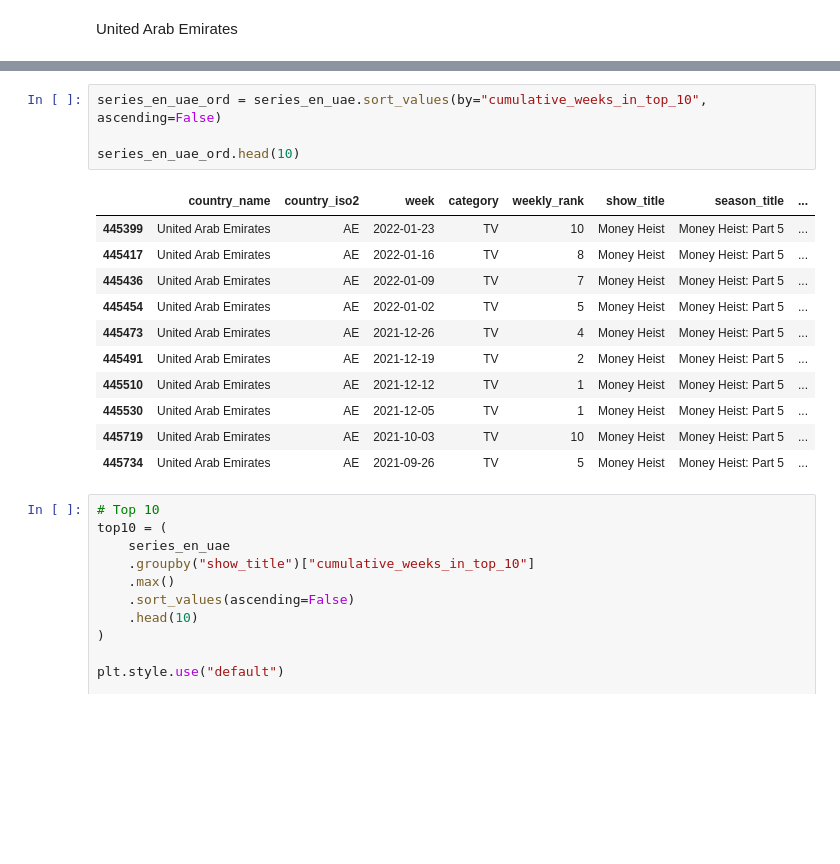
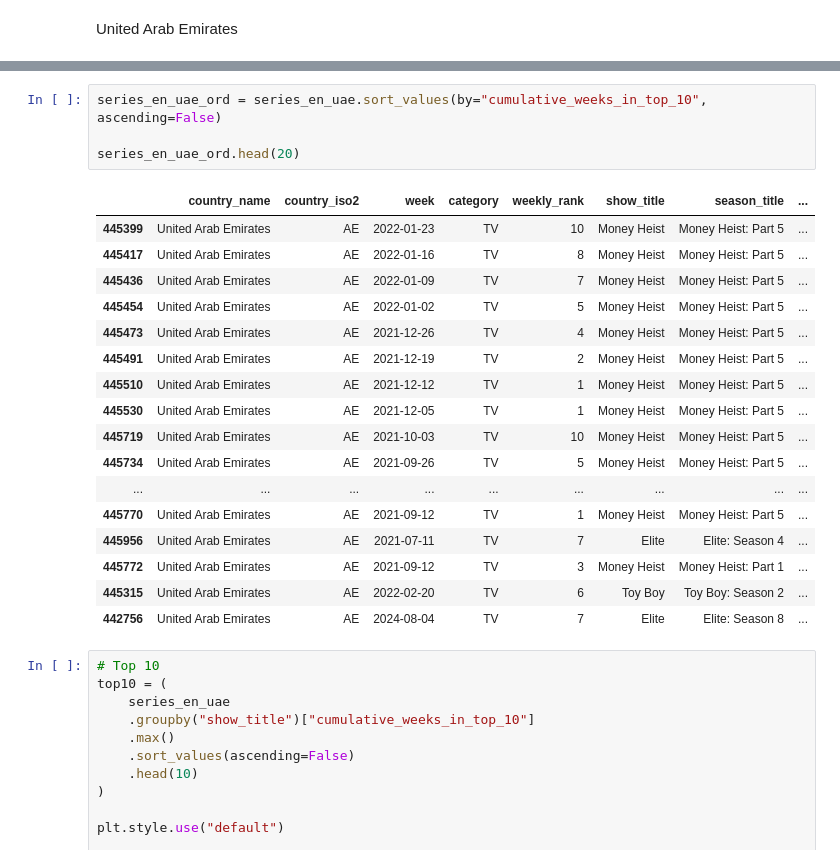
Before and after one commit to alejandro21rg/Eda_la_casa_de_papel, a Jupyter notebook: memoria.ipynb, the cells around one changed output, grey strips where cells are left out. Cells and saved outputs as stored; diff of their text form; blank space fills up the shorter version.

```diff
--- a/memoria.ipynb
+++ b/memoria.ipynb
@@ -749,19 +720,25 @@ series_en_uae
 # %%
 series_en_uae_ord = series_en_uae.sort_values(by="cumulative_weeks_in_top_10", ascending=False)
 
-series_en_uae_ord.head(10)
+series_en_uae_ord.head(20)
 # %% [output]
 |  | country_name | country_iso2 | week | category | weekly_rank | show_title | season_title | ... |
 | 445399 | United Arab Emirates | AE | 2022-01-23 | TV | 10 | Money Heist | Money Heist: Part 5 | ... |
 | 445417 | United Arab Emirates | AE | 2022-01-16 | TV | 8 | Money Heist | Money Heist: Part 5 | ... |
 | 445436 | United Arab Emirates | AE | 2022-01-09 | TV | 7 | Money Heist | Money Heist: Part 5 | ... |
 | 445454 | United Arab Emirates | AE | 2022-01-02 | TV | 5 | Money Heist | Money Heist: Part 5 | ... |
 | 445473 | United Arab Emirates | AE | 2021-12-26 | TV | 4 | Money Heist | Money Heist: Part 5 | ... |
 | 445491 | United Arab Emirates | AE | 2021-12-19 | TV | 2 | Money Heist | Money Heist: Part 5 | ... |
 | 445510 | United Arab Emirates | AE | 2021-12-12 | TV | 1 | Money Heist | Money Heist: Part 5 | ... |
 | 445530 | United Arab Emirates | AE | 2021-12-05 | TV | 1 | Money Heist | Money Heist: Part 5 | ... |
 | 445719 | United Arab Emirates | AE | 2021-10-03 | TV | 10 | Money Heist | Money Heist: Part 5 | ... |
 | 445734 | United Arab Emirates | AE | 2021-09-26 | TV | 5 | Money Heist | Money Heist: Part 5 | ... |
+| ... | ... | ... | ... | ... | ... | ... | ... | ... |
+| 445770 | United Arab Emirates | AE | 2021-09-12 | TV | 1 | Money Heist | Money Heist: Part 5 | ... |
+| 445956 | United Arab Emirates | AE | 2021-07-11 | TV | 7 | Elite | Elite: Season 4 | ... |
+| 445772 | United Arab Emirates | AE | 2021-09-12 | TV | 3 | Money Heist | Money Heist: Part 1 | ... |
+| 445315 | United Arab Emirates | AE | 2022-02-20 | TV | 6 | Toy Boy | Toy Boy: Season 2 | ... |
+| 442756 | United Arab Emirates | AE | 2024-08-04 | TV | 7 | Elite | Elite: Season 8 | ... |
 # %%
 # Top 10
 top10 = (
```
Also changed, not shown: parts of 3 cells of this notebook.
